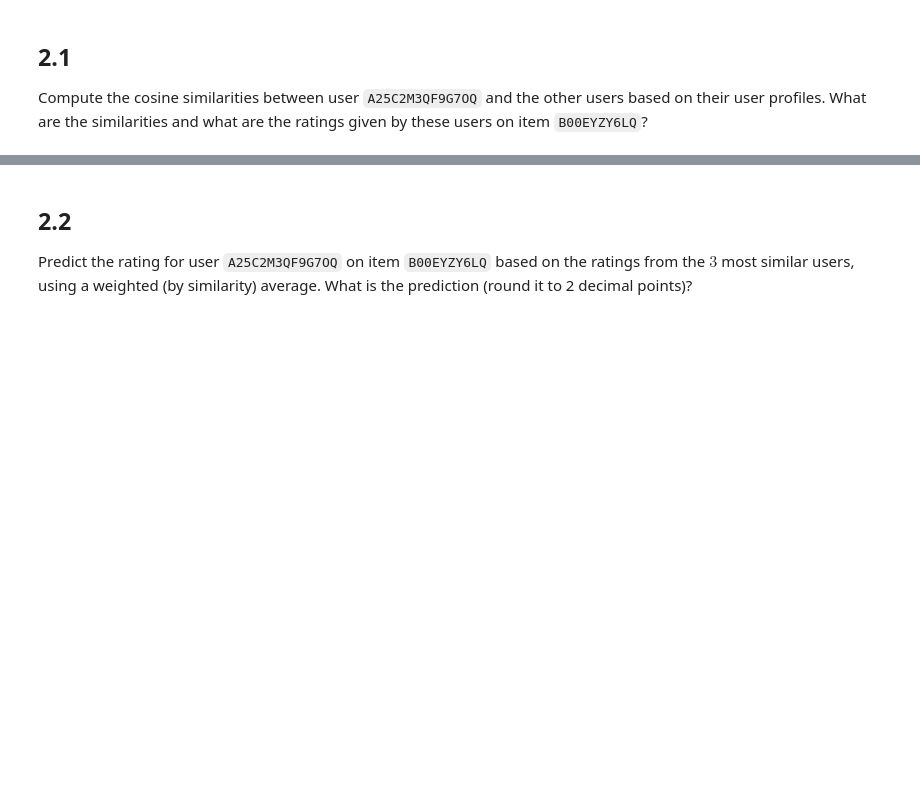
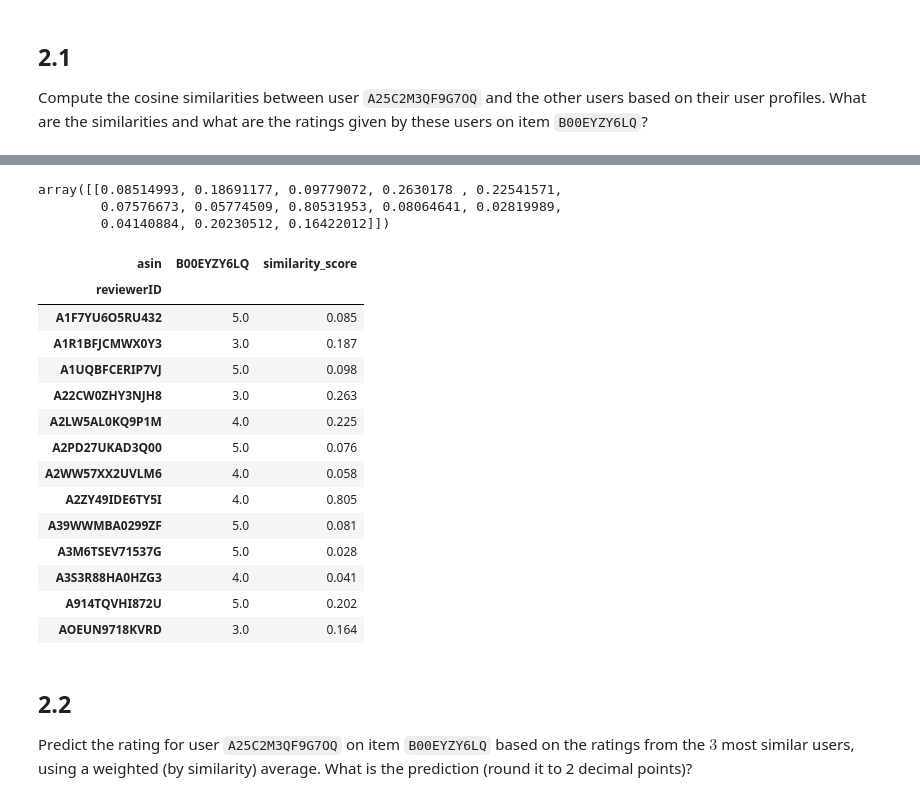
Before and after one commit to danielpenchev98/Web-Recommender-Systems-2025, a Jupyter notebook: week6/Week 11 - Lab Session.ipynb, the cells around one changed output, grey strips where cells are left out. Cells and saved outputs as stored; diff of their text form; code cells hidden in the pictures; blank space fills up the shorter version.

```diff
--- a/week6/Week 11 - Lab Session.ipynb
+++ b/week6/Week 11 - Lab Session.ipynb
@@ -175,0 +199,2 @@ input_users = user_item_matrix[user_item_matrix['B00EYZY6LQ']>0]
+# %%
+user_similarities = cosine_similarity([user_profiles.loc['A25C2M3QF9G7OQ']], user_profiles[user_profiles.index.isin(input_users.index.tolist())])
@@ -176,3 +224,30 @@ input_users = user_item_matrix[user_item_matrix['B00EYZY6LQ']>0]
+# %%
+user_similarities
+# %% [output]
+array([[0.08514993, 0.18691177, 0.09779072, 0.2630178 , 0.22541571,
+        0.07576673, 0.05774509, 0.80531953, 0.08064641, 0.02819989,
+        0.04140884, 0.20230512, 0.16422012]])
+# %%
+result = input_users[['B00EYZY6LQ']].copy()
+result['similarity_score'] = user_similarities[0].round(3)
+# %%
+result
+# %% [output]
+| asin | B00EYZY6LQ | similarity_score |
+| reviewerID |  |  |
+| A1F7YU6O5RU432 | 5.0 | 0.085 |
+| A1R1BFJCMWX0Y3 | 3.0 | 0.187 |
+| A1UQBFCERIP7VJ | 5.0 | 0.098 |
+| A22CW0ZHY3NJH8 | 3.0 | 0.263 |
+| A2LW5AL0KQ9P1M | 4.0 | 0.225 |
+| A2PD27UKAD3Q00 | 5.0 | 0.076 |
+| A2WW57XX2UVLM6 | 4.0 | 0.058 |
+| A2ZY49IDE6TY5I | 4.0 | 0.805 |
+| A39WWMBA0299ZF | 5.0 | 0.081 |
+| A3M6TSEV71537G | 5.0 | 0.028 |
+| A3S3R88HA0HZG3 | 4.0 | 0.041 |
+| A914TQVHI872U | 5.0 | 0.202 |
+| AOEUN9718KVRD | 3.0 | 0.164 |
 # %% [markdown]
 ## 2.2
 
```
Also changed, not shown: parts of 12 cells of this notebook.
